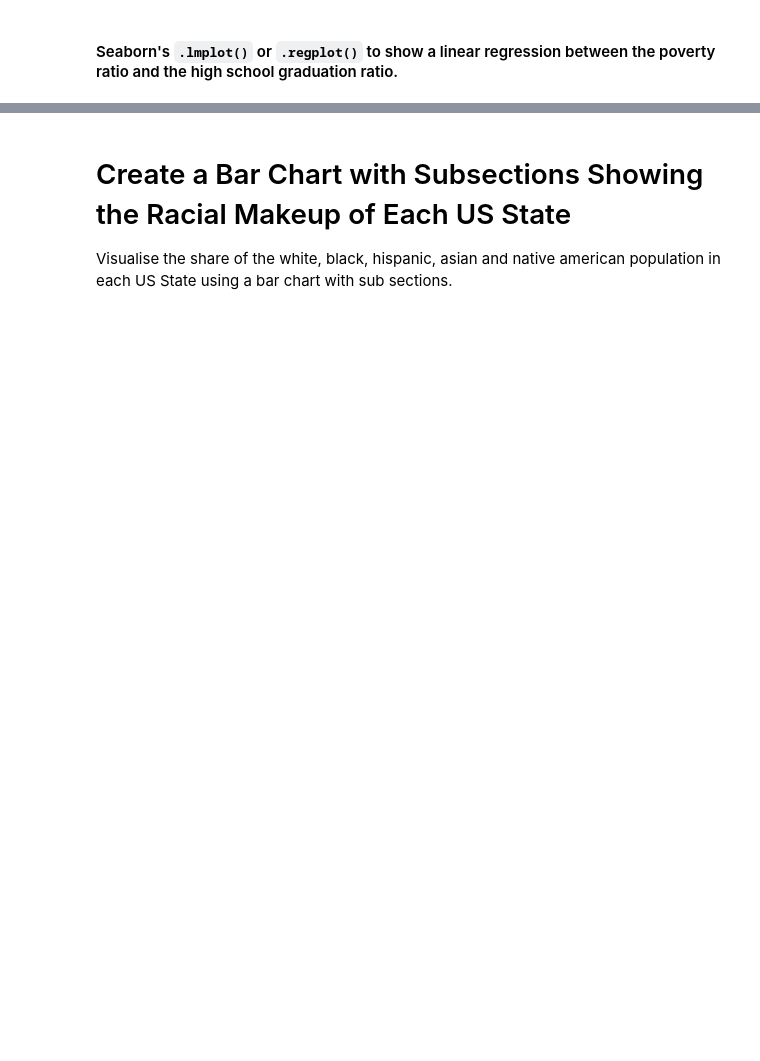
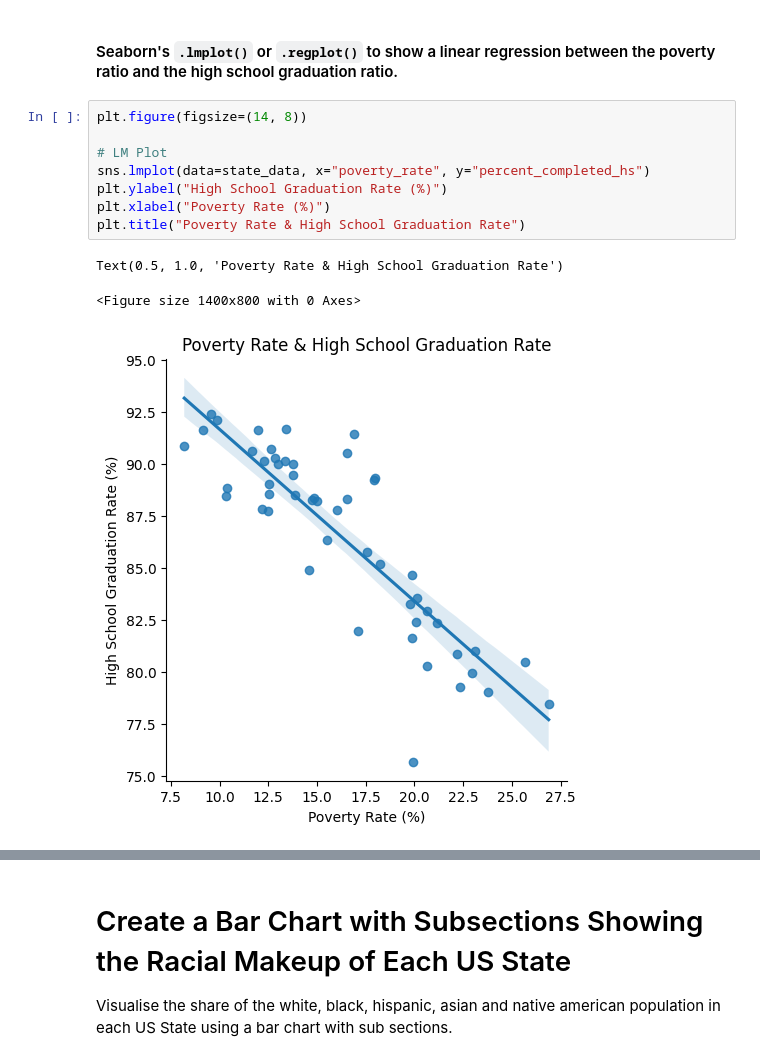
Before and after one commit to petarilievCS/police-fatalities-analysis, a Jupyter notebook: Fatal_Force_(start).ipynb, the cells around one changed output, grey strips where cells are left out. Drawn from its saved outputs; the diff is of its cells as text; blank space fills up the shorter version.

```diff
--- a/Fatal_Force_(start).ipynb
+++ b/Fatal_Force_(start).ipynb
@@ -240,2 +266,14 @@ Clearly, there's a relationship between the High School Graduation Rate and the
 # %% [markdown]
 #### Seaborn's `.lmplot()` or `.regplot()` to show a linear regression between the poverty ratio and the high school graduation ratio.
+# %%
+plt.figure(figsize=(14, 8))
+
+# LM Plot
+sns.lmplot(data=state_data, x="poverty_rate", y="percent_completed_hs")
+plt.ylabel("High School Graduation Rate (%)")
+plt.xlabel("Poverty Rate (%)")
+plt.title("Poverty Rate & High School Graduation Rate")
+# %% [output]
+Text(0.5, 1.0, 'Poverty Rate & High School Graduation Rate')
+<Figure size 1400x800 with 0 Axes>
+[figure, added]
```
Also changed, not shown: parts of 11 cells of this notebook.
